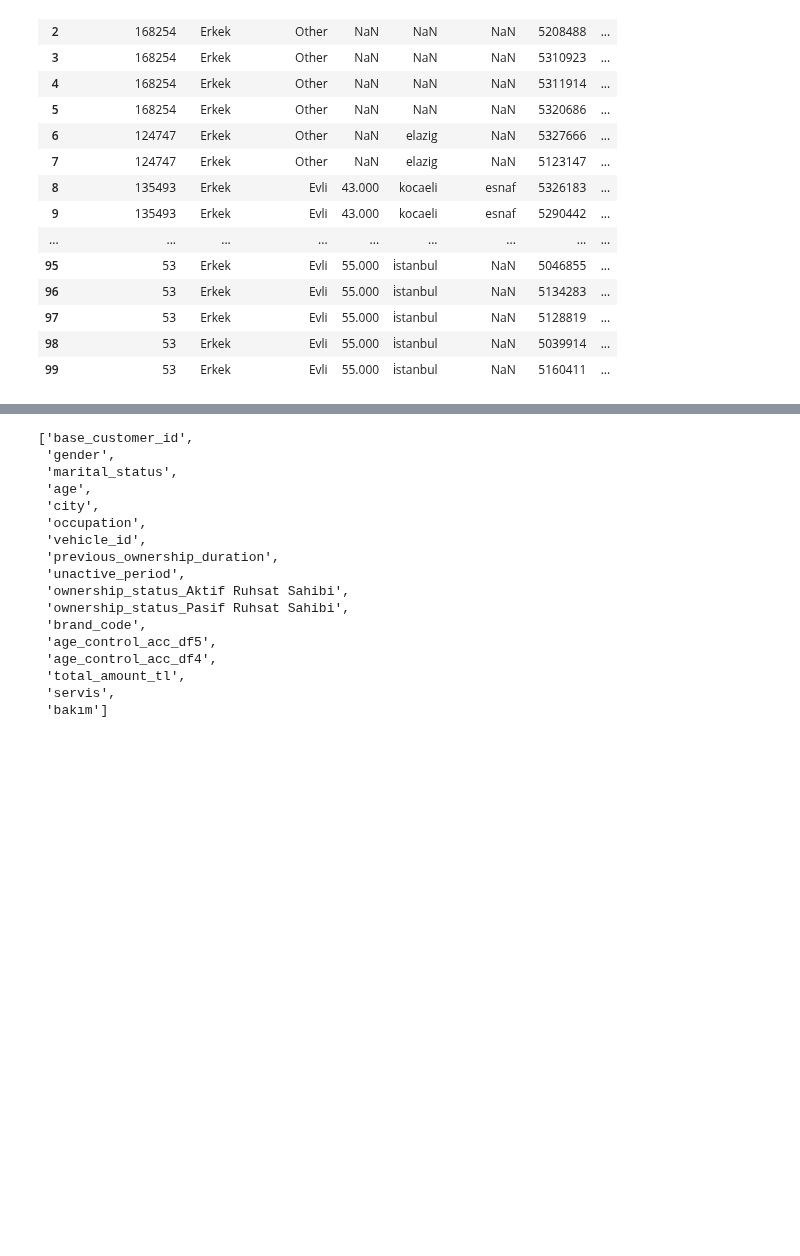
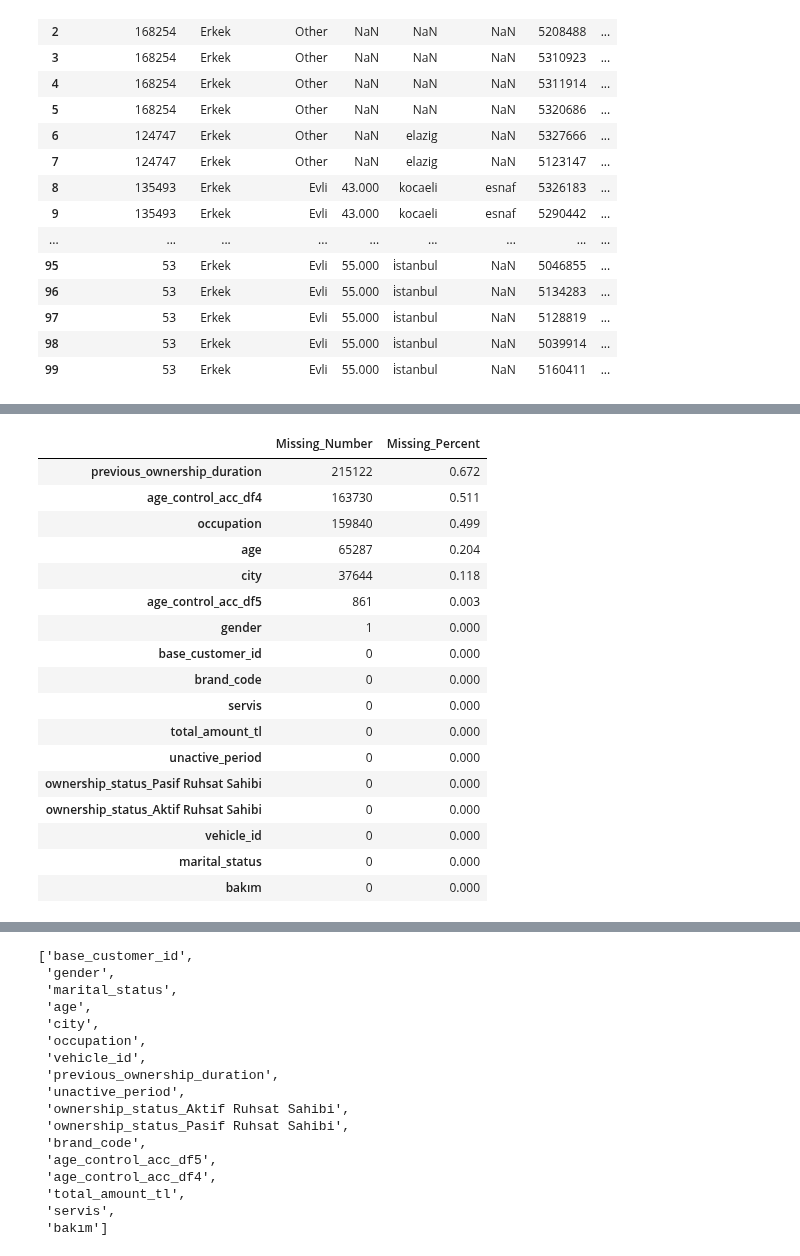
Before and after one commit to KdrDrn/04_PROJECTS, a Jupyter notebook: 16_Doğuş_Datathon_Otomotiv/Dogus_Customer_Segmentation_v03.ipynb, the cells around one changed output, grey strips where cells are left out. Cells and saved outputs as stored; diff of their text form; code cells hidden in the pictures; blank space fills up the shorter version.

```diff
--- a/16_Doğuş_Datathon_Otomotiv/Dogus_Customer_Segmentation_v03.ipynb
+++ b/16_Doğuş_Datathon_Otomotiv/Dogus_Customer_Segmentation_v03.ipynb
@@ -2287,0 +2309,24 @@ df_.head(100)
+# %%
+df_["total_amount_tl"].fillna(0, inplace=True)
+df_["servis"].fillna(0, inplace=True)
+df_["bakım"].fillna(0, inplace=True)
+missing(df_)
+# %% [output]
+|  | Missing_Number | Missing_Percent |
+| previous_ownership_duration | 215122 | 0.672 |
+| age_control_acc_df4 | 163730 | 0.511 |
+| occupation | 159840 | 0.499 |
+| age | 65287 | 0.204 |
+| city | 37644 | 0.118 |
+| age_control_acc_df5 | 861 | 0.003 |
+| gender | 1 | 0.000 |
+| base_customer_id | 0 | 0.000 |
+| brand_code | 0 | 0.000 |
+| servis | 0 | 0.000 |
+| total_amount_tl | 0 | 0.000 |
+| unactive_period | 0 | 0.000 |
+| ownership_status_Pasif Ruhsat Sahibi | 0 | 0.000 |
+| ownership_status_Aktif Ruhsat Sahibi | 0 | 0.000 |
+| vehicle_id | 0 | 0.000 |
+| marital_status | 0 | 0.000 |
+| bakım | 0 | 0.000 |
```
Also changed, not shown: parts of 18 cells of this notebook.
